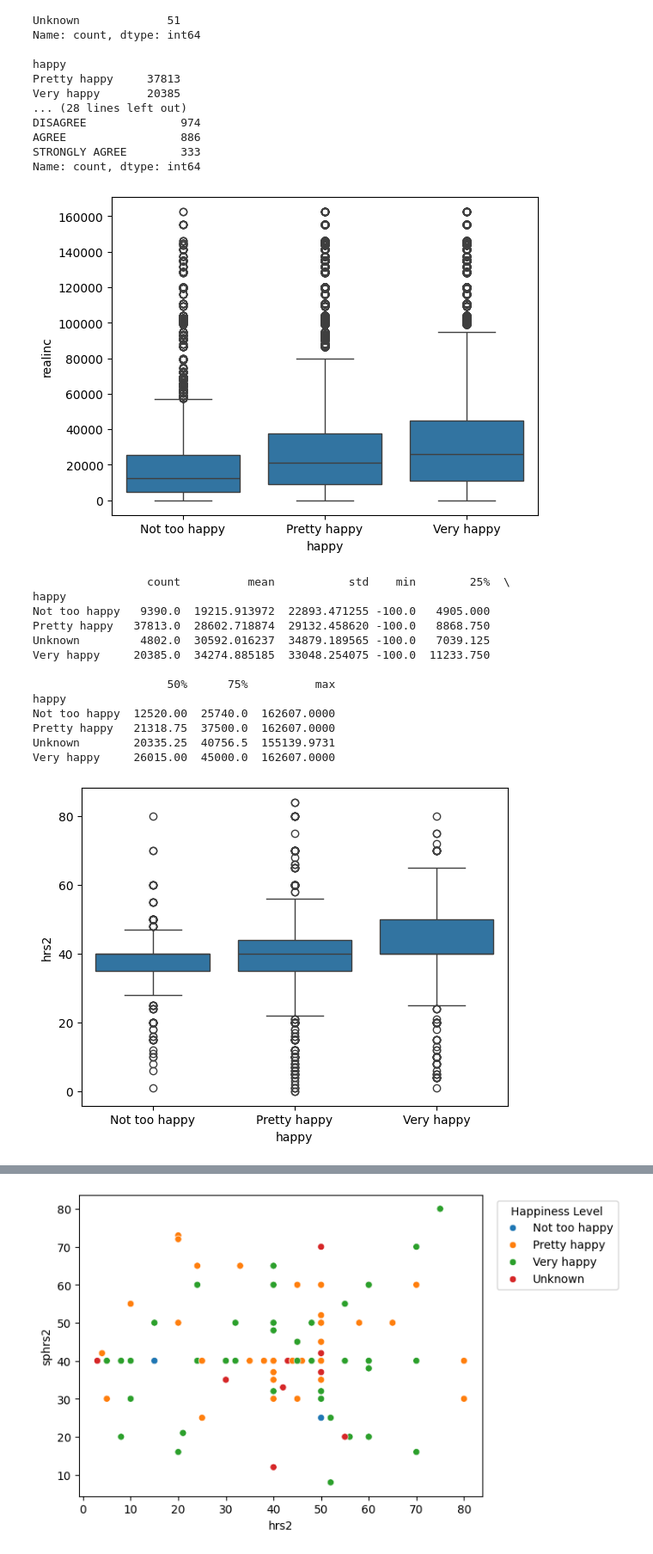
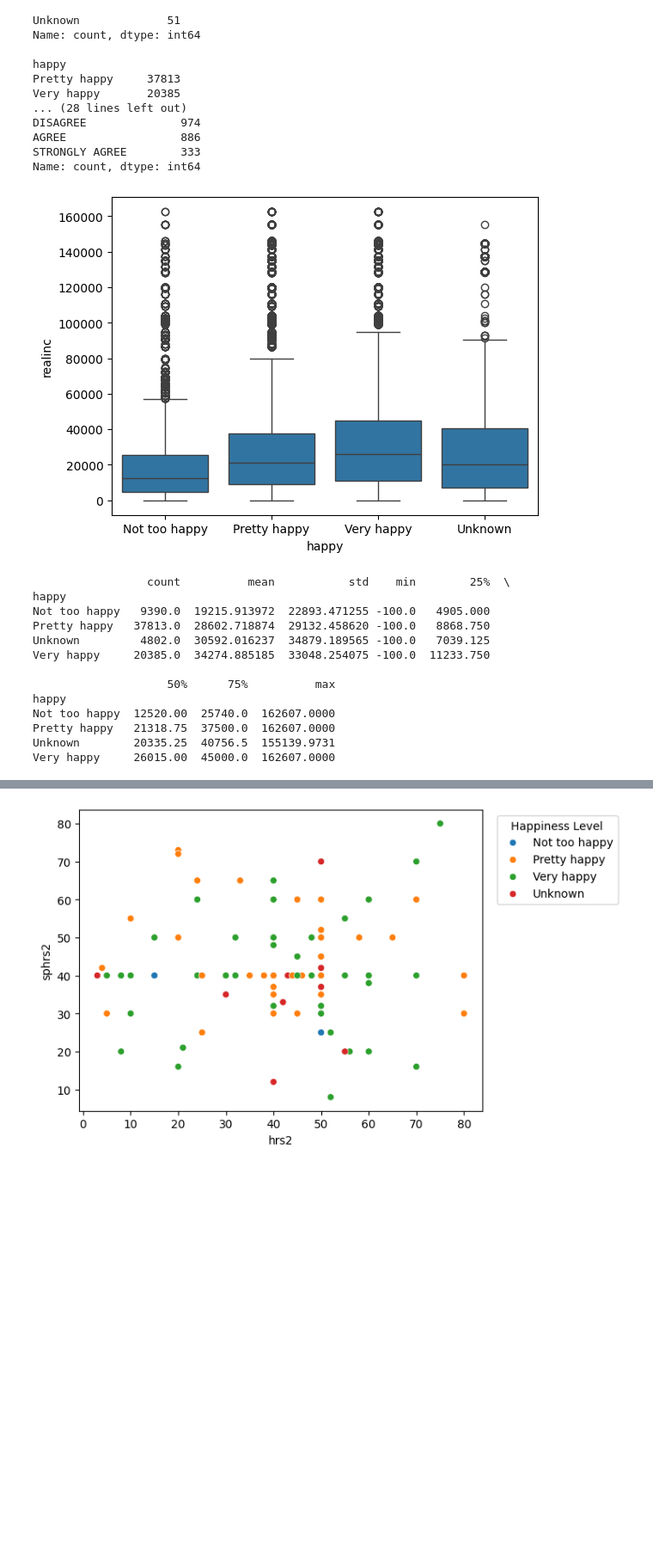
Before and after one commit to ashleynguyen04/EDA, a Jupyter notebook: lab/gss.ipynb, the cells around one changed output, grey strips where cells are left out. Shown at 86% size. Drawn from its saved outputs; the diff is of its cells as text; code cells hidden in the pictures; blank space fills up the shorter version.

```diff
--- a/lab/gss.ipynb
+++ b/lab/gss.ipynb
@@ -144,11 +153,11 @@ AGREE                 886
 STRONGLY AGREE        333
 Name: count, dtype: int64
 # %%
-sns.boxplot(data=df, x="happy", y="realinc", order=["Not too happy", "Pretty happy", "Very happy"])
+sns.boxplot(data=df, x="happy", y="realinc", order=["Not too happy", "Pretty happy", "Very happy","Unknown"])
 plt.show()
 print(df.groupby('happy')['realinc'].describe())
 # %% [output]
-[figure, old version]
+[figure, new version]
                  count          mean           std    min        25%  \
 happy
 Not too happy   9390.0  19215.913972  22893.471255 -100.0   4905.000
@@ -162,4 +171,3 @@ Not too happy  12520.00  25740.0  162607.0000
 Pretty happy   21318.75  37500.0  162607.0000
 Unknown        20335.25  40756.5  155139.9731
 Very happy     26015.00  45000.0  162607.0000
-[figure, removed]
```
Also changed, not shown: parts of 4 cells of this notebook.
